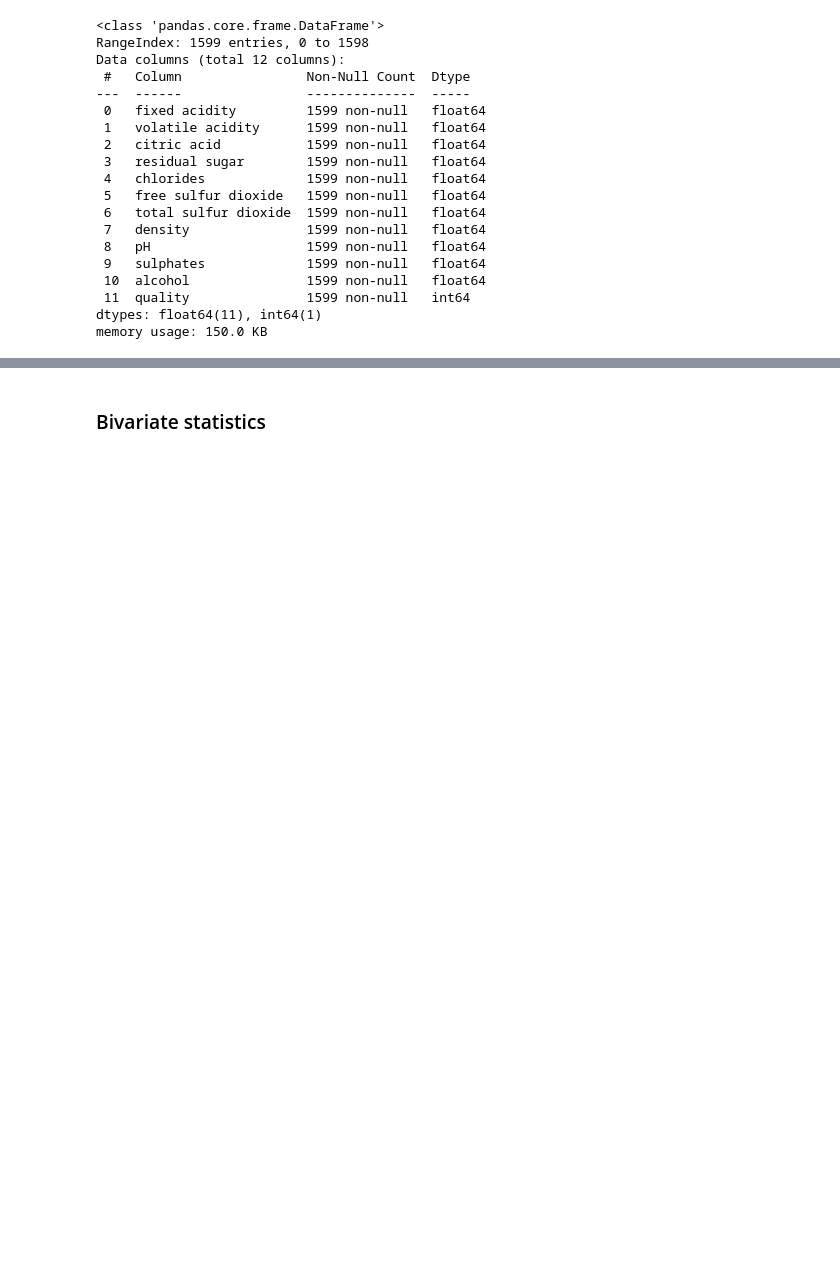
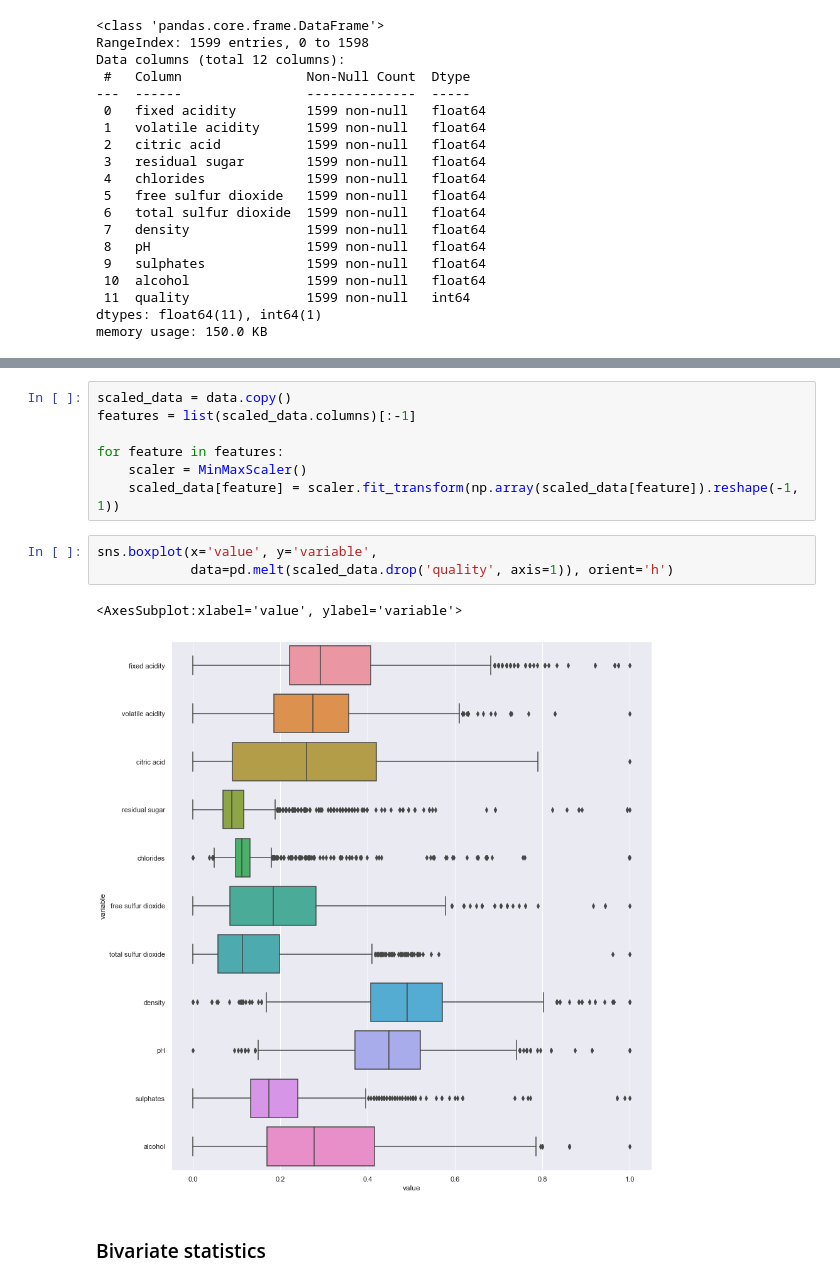
Before and after one commit to daniildiveev/wine-quality-analysis, a Jupyter notebook: wine-quality.ipynb, the cells around one changed output, grey strips where cells are left out. Cells and saved outputs as stored; diff of their text form; blank space fills up the shorter version.

```diff
--- a/wine-quality.ipynb
+++ b/wine-quality.ipynb
@@ -97,3 +101,16 @@ plot_all_features(data)
+# %%
+scaled_data = data.copy()
+features = list(scaled_data.columns)[:-1]
+
+for feature in features:
+    scaler = MinMaxScaler()
+    scaled_data[feature] = scaler.fit_transform(np.array(scaled_data[feature]).reshape(-1, 1))
+# %%
+sns.boxplot(x='value', y='variable',
+            data=pd.melt(scaled_data.drop('quality', axis=1)), orient='h')
+# %% [output]
+<AxesSubplot:xlabel='value', ylabel='variable'>
+[figure, added]
 # %% [markdown]
 ### Bivariate statistics
 # %%
```
Also changed, not shown: parts of 26 cells of this notebook.
